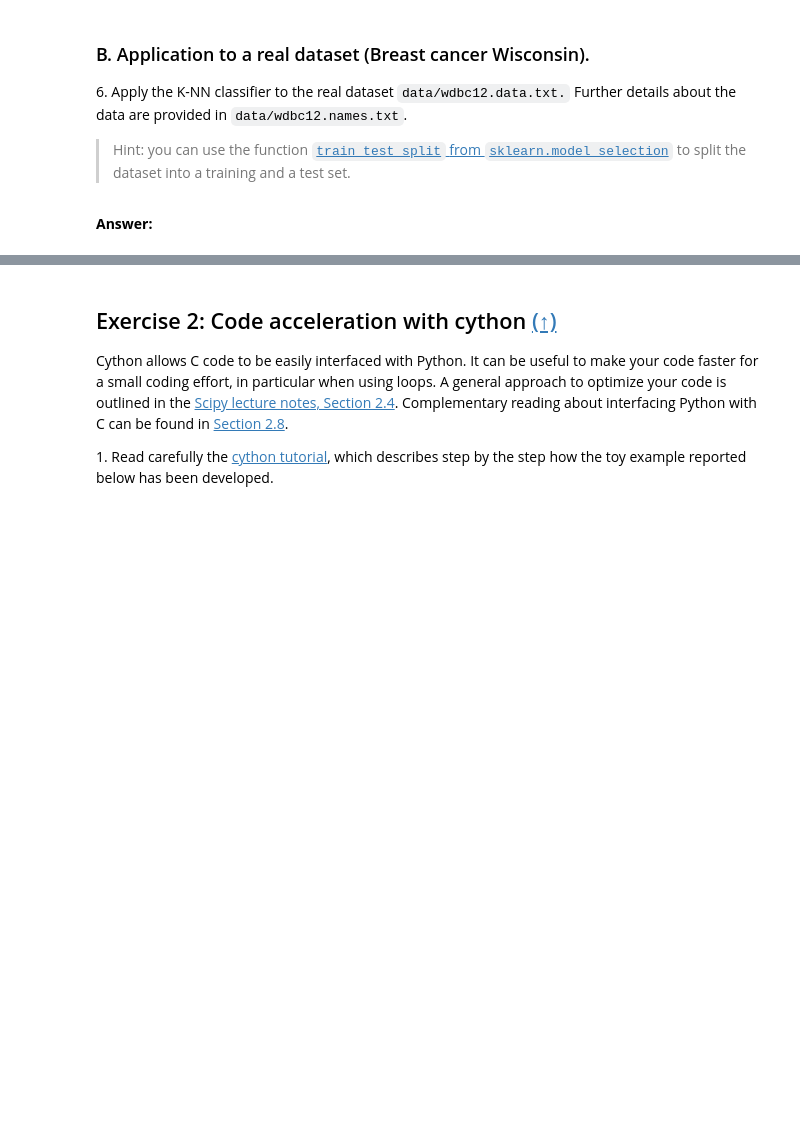
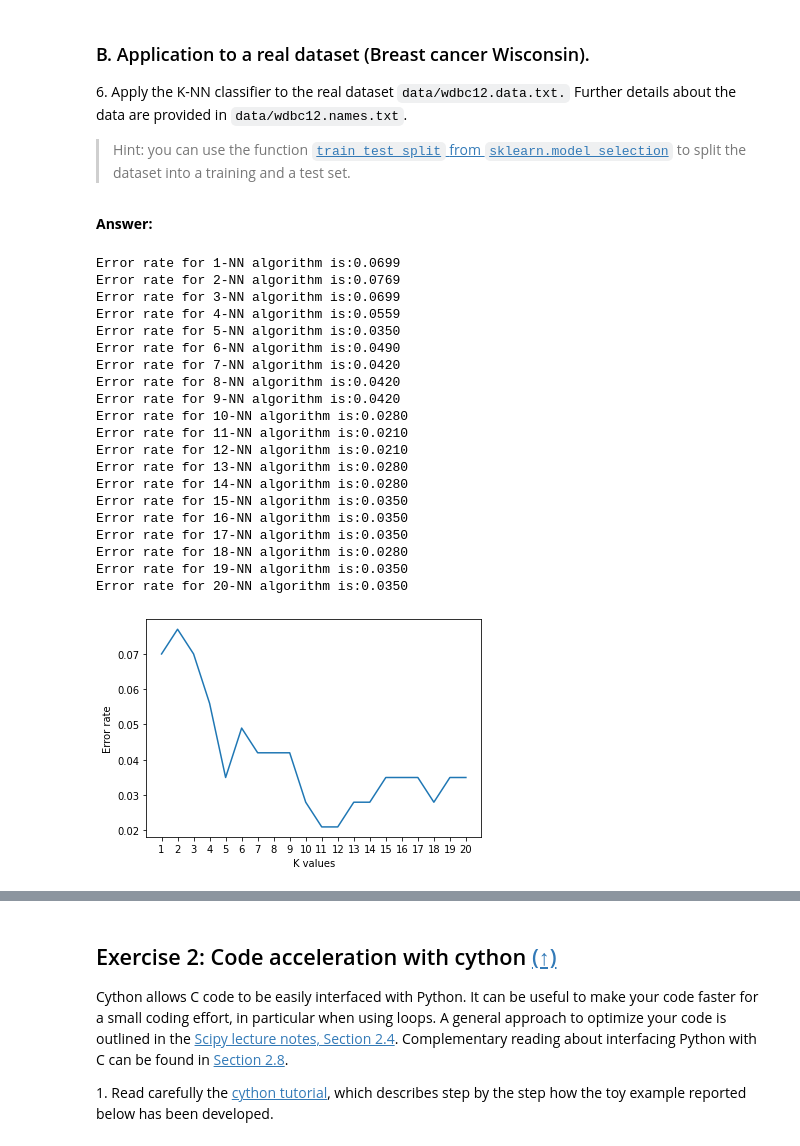
Before and after one commit to azagal952/sdi_python, a Jupyter notebook: Labs/Lab4/lab4.ipynb, the cells around one changed output, grey strips where cells are left out. Cells and saved outputs as stored; diff of their text form; code cells hidden in the pictures; blank space fills up the shorter version.

```diff
--- a/Labs/Lab4/lab4.ipynb
+++ b/Labs/Lab4/lab4.ipynb
@@ -241,0 +243,46 @@ Our customized version seems to be faster than the scikit-learn's KNN. However,
+# %%
+# load the data
+data = np.loadtxt('data/wdbc12.data.txt', delimiter=',')
+attributes = data[:,2:]
+labels = data[:,1]
+
+x_train, x_test, class_train, class_test = train_test_split(attributes, labels, random_state=42)
+class_train = class_train.astype(int)
+class_test = class_test.astype(int)
+
+N_train = x_train.shape[0]
+N_test = x_test.shape[0]
+# %%
+error_rate = np.zeros(20)
+for k in range (1,21):
+    class_test_pred=KNN_algorithm(x_train, class_train, x_test, k)
+    sum=np.sum(class_test_pred!=class_test)
+    error_rate[k - 1] = sum/N_test
+    print(f"Error rate for {k}-NN algorithm is:{error_rate[k - 1]:.4f}")
+plt.plot(np.arange(1,21),error_rate)
+plt.xticks(range(1,21))
+plt.xlabel('K values')
+plt.ylabel("Error rate")
+plt.show()
+# %% [output]
+Error rate for 1-NN algorithm is:0.0699
+Error rate for 2-NN algorithm is:0.0769
+Error rate for 3-NN algorithm is:0.0699
+Error rate for 4-NN algorithm is:0.0559
+Error rate for 5-NN algorithm is:0.0350
+Error rate for 6-NN algorithm is:0.0490
+Error rate for 7-NN algorithm is:0.0420
+Error rate for 8-NN algorithm is:0.0420
+Error rate for 9-NN algorithm is:0.0420
+Error rate for 10-NN algorithm is:0.0280
+Error rate for 11-NN algorithm is:0.0210
+Error rate for 12-NN algorithm is:0.0210
+Error rate for 13-NN algorithm is:0.0280
+Error rate for 14-NN algorithm is:0.0280
+Error rate for 15-NN algorithm is:0.0350
+Error rate for 16-NN algorithm is:0.0350
+Error rate for 17-NN algorithm is:0.0350
+Error rate for 18-NN algorithm is:0.0280
+Error rate for 19-NN algorithm is:0.0350
+Error rate for 20-NN algorithm is:0.0350
+[figure, added]
```
Also changed, not shown: parts of 9 cells of this notebook.
